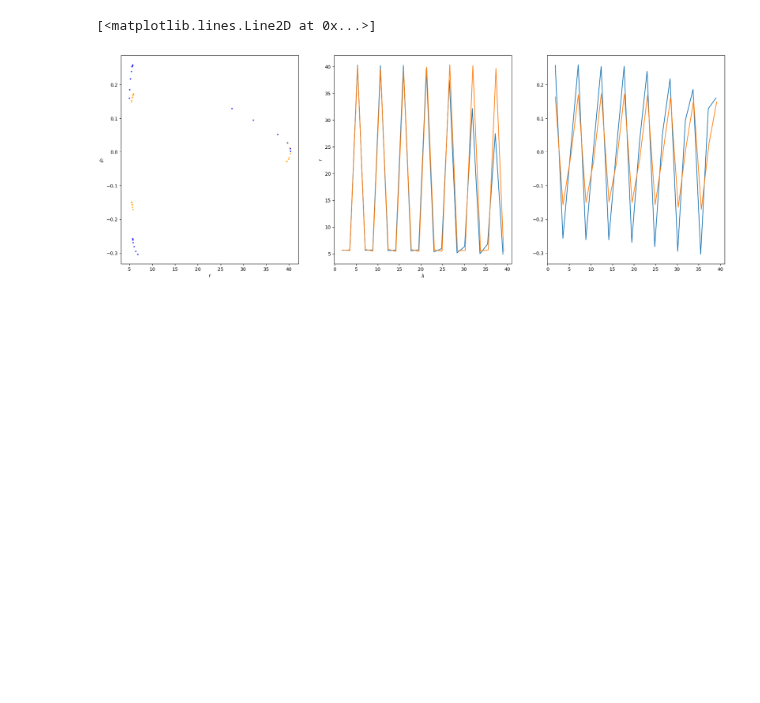
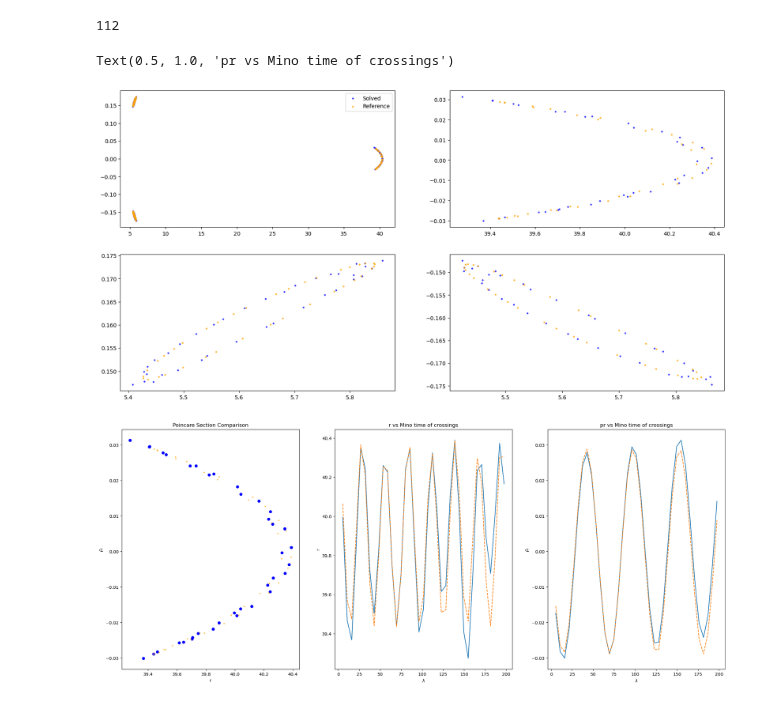
Before and after one commit to orion0042/Kerr-Geodesics, a Jupyter notebook: full-perturbed.ipynb, the cells around one changed output. Drawn from its saved outputs; the diff is of its cells as text; code cells hidden in the pictures; blank space fills up the shorter version.

```diff
--- a/full-perturbed.ipynb
+++ b/full-perturbed.ipynb
@@ -191,17 +298,19 @@ def geodesic_integrator(initial_state, initial_signs, lam_range, params, epsilon
     }
 # %%
 #Config and exec
-init_state = [40.323, np.pi/2]
-phys_params = (0.98, 3.3, 0.5)
+init_state = [40.323, np.pi/2]  #(r_initial, theta_initial)
+phys_params = (0.98, 3.3, 0.5)  #(E, Lz, a)
 eps = -0.001
 
 results = geodesic_integrator(
     init_state,
-    initial_signs=[-1, -1],
-    lam_range=[0, 40],
+    initial_signs=[-1, 1],
+    lam_range=[0, 200],
     params=phys_params,
     epsilon=eps,
-    proxy_eps=0
+    proxy_eps=2.8e-9,
+    rtol = 2.8e-9,
+    atol = 3.5e-10
 )
 # %%
 # Data Processing
@@ -391,36 +500,60 @@ Max Error =  0.06113447898091977
 # %%
 data_pcr = np.loadtxt("Poincare_Mino.dat")
-mask = data_pcr[:, 0] <= 40
+mask = data_pcr[:, 0] <= 200
 pr_lam = data_pcr[:, 0][mask]
 pr_r = data_pcr[:, 1][mask]
 pr_pr = data_pcr[:, 2][mask]
 
-i = 0
-n = 1
+print(len(pr_lam))
+
+i = 2
+n = 3
 
 pr_sliced = p_r[i::n]
 p_pr_sliced = p_pr[i::n]
 plam_sliced = p_lam[i::n]
 
 j = i
 pr_lam_s = pr_lam[j::n]
 pr_r_s = pr_r[j::n]
 pr_p_s = pr_pr[j::n]
 
-f, (ax1, ax2, ax3) = plt.subplots(1, 3, figsize=(23, 8))
-ax1.scatter(pr_sliced, p_pr_sliced, s=5, alpha=0.6, color='blue')
-ax1.scatter(pr_r_s, pr_p_s, s=5, alpha=0.6, color='orange')
+plt.figure(figsize=(20, 10))
+
+for i in (2, 3, 4):
+    plt.subplot(2, 2, i)
+    plt.scatter(p_r[i::3], p_pr[i::3],s=5, alpha = 0.7, color='blue', label='Solved')
+    plt.scatter(pr_r[i::3], pr_pr[i::3],s=5, alpha = 0.7, color='orange', label='Reference')
+    if(i == 1):
+        plt.legend()
+
+plt.subplot(2, 2, 1)
+plt.scatter(p_r, p_pr, s=5, alpha=0.7, color='blue', label='Solved')
+plt.scatter(pr_r, pr_pr, s=5, alpha=0.7, color='orange', label='Reference')
+plt.legend()
+
+plt.savefig('poincare_exp.png', dpi=300)
+
+f, (ax1, ax2, ax3) = plt.subplots(1, 3, figsize=(25, 10))
+ax1.scatter(pr_sliced, p_pr_sliced, alpha=1, color='blue')
+ax1.scatter(pr_r_s, pr_p_s, alpha=0.6, s=5, color='orange')
 ax1.set_xlabel('r')
 ax1.set_ylabel(r'$p_r$')
+ax1.set_title('Poincare Section Comparison')
 
 ax2.plot(plam_sliced, pr_sliced)
-ax2.plot(pr_lam_s, pr_r_s)
+ax2.plot(pr_lam_s, pr_r_s, linestyle='--')
 ax2.set_xlabel(r'$\lambda$')
 ax2.set_ylabel('r')
-
+ax2.set_title('r vs Mino time of crossings')
 
 ax3.plot(plam_sliced, p_pr_sliced)
-ax3.plot(pr_lam_s, pr_p_s)
+ax3.plot(pr_lam_s, pr_p_s, linestyle='--')
+ax3.set_xlabel(r'$\lambda$')
+ax3.set_ylabel(r'$p_r$')
+ax3.set_title('pr vs Mino time of crossings')
 # %% [output]
-[<matplotlib.lines.Line2D at 0x...>]
+112
+Text(0.5, 1.0, 'pr vs Mino time of crossings')
-[figure, old version]
+[figure, new version]
+[figure, added]
```
Also changed, not shown: parts of 13 cells of this notebook, 2 other files.
